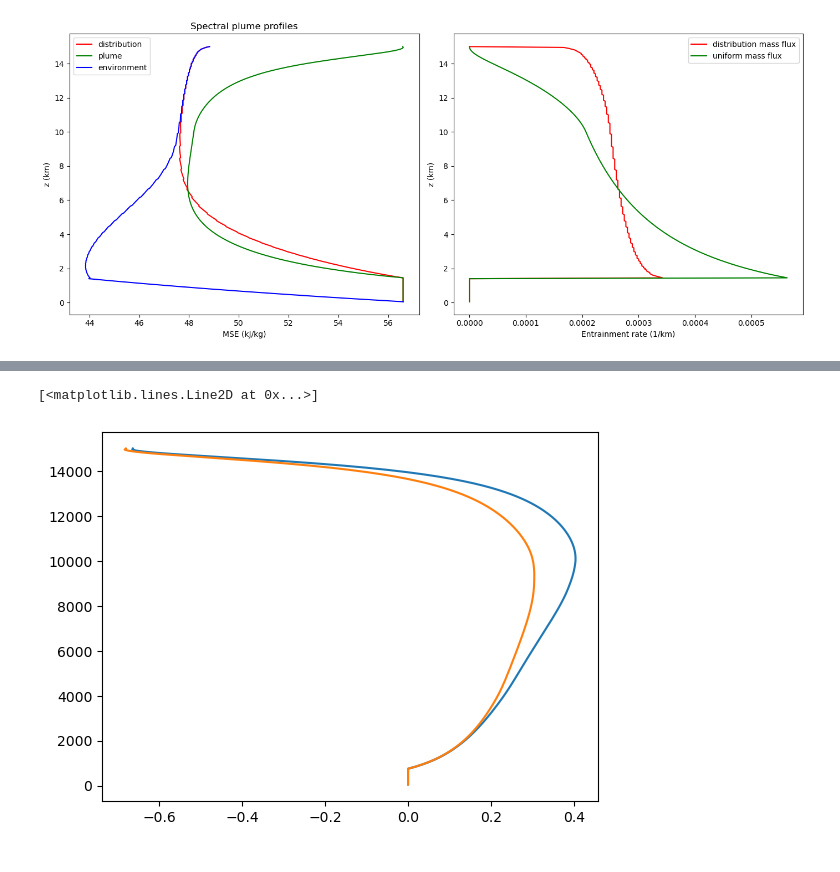
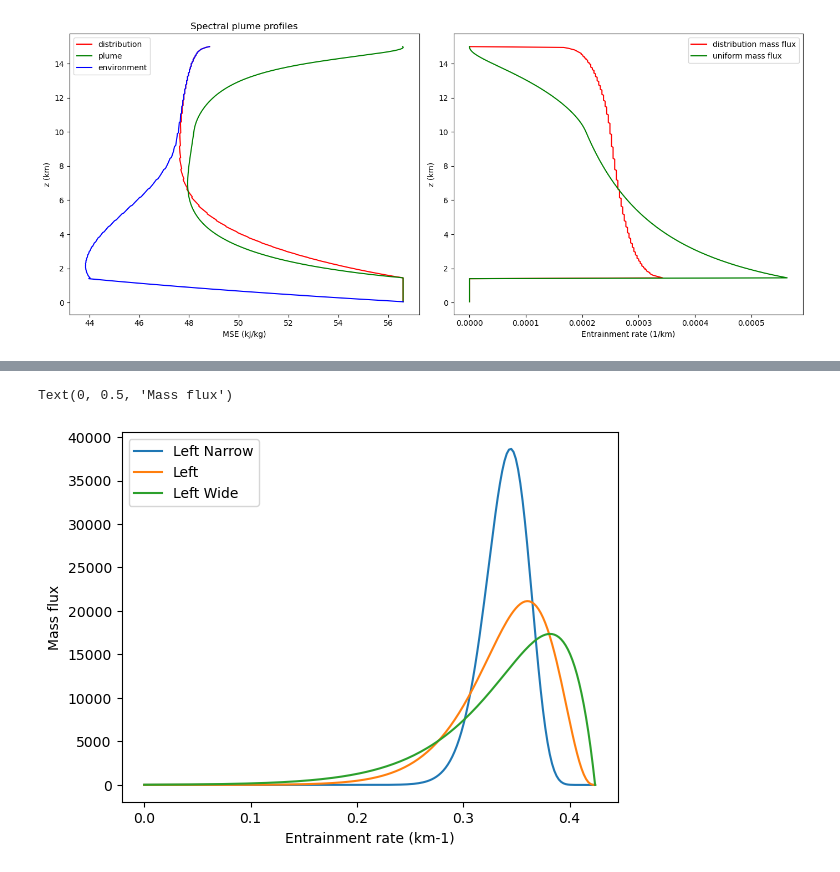
Before and after one commit to dongqi-DQ/plume_models, a Jupyter notebook: distribution_breadth.ipynb, the cells around one changed output, grey strips where cells are left out. Cells and saved outputs as stored; diff of their text form; code cells hidden in the pictures.

```diff
--- a/distribution_breadth.ipynb
+++ b/distribution_breadth.ipynb
@@ -1112,11 +1130,16 @@ if __name__ == "__main__":
 # %%
-df_narrow,ent_spec_narrow, mb_spec_narrow = spectral_plume_breadth(model_type="precip",P=16,z_lcl=700,get_plane = False,
-                                 plotting=False, save_data=False,mprofile="cos",skew_type = "normal_narrow")
-df_wide,ent_spec_wide, mb_spec_wide = spectral_plume_breadth(model_type="precip",P=16,z_lcl=700,get_plane = False,
-                                 plotting=False, save_data=False,mprofile="cos",skew_type = "normal_wide")
+df_narrow,ent_spec_narrow, mb_spec_narrow = spectral_plume_breadth(model_type="precip",P=6,z_lcl=700,get_plane = False,
+                                 plotting=False, save_data=False,mprofile="cos",skew_type = "left_narrow")
+df_wide,ent_spec_wide, mb_spec_wide = spectral_plume_breadth(model_type="precip",P=6,z_lcl=700,get_plane = False,
+                                 plotting=False, save_data=False,mprofile="cos",skew_type = "left_wide")
+df,ent_spec, mb_spec = spectral_plume_breadth(model_type="precip",P=6,z_lcl=700,get_plane = False,
+                                 plotting=False, save_data=False,mprofile="cos",skew_type = "left")
+plt.plot(ent_spec_narrow*1000, mb_spec_narrow,label="Left Narrow")
+plt.plot(ent_spec*1000, mb_spec,label="Left")
+plt.plot(ent_spec_wide*1000, mb_spec_wide,label="Left Wide")
+plt.legend()
+plt.xlabel("Entrainment rate (km-1)")
+plt.ylabel("Mass flux")
+# %% [output]
+Text(0, 0.5, 'Mass flux')
+[figure, added]
-# %%
-plt.plot(df_narrow["B_ext"],df_narrow["z"], )
-plt.plot(df_wide["B_ext"],df_wide["z"], )
-# %% [output]
-[<matplotlib.lines.Line2D at 0x...>]
-[figure, removed]
```
Also changed, not shown: parts of 5 cells of this notebook, 3 other files.
